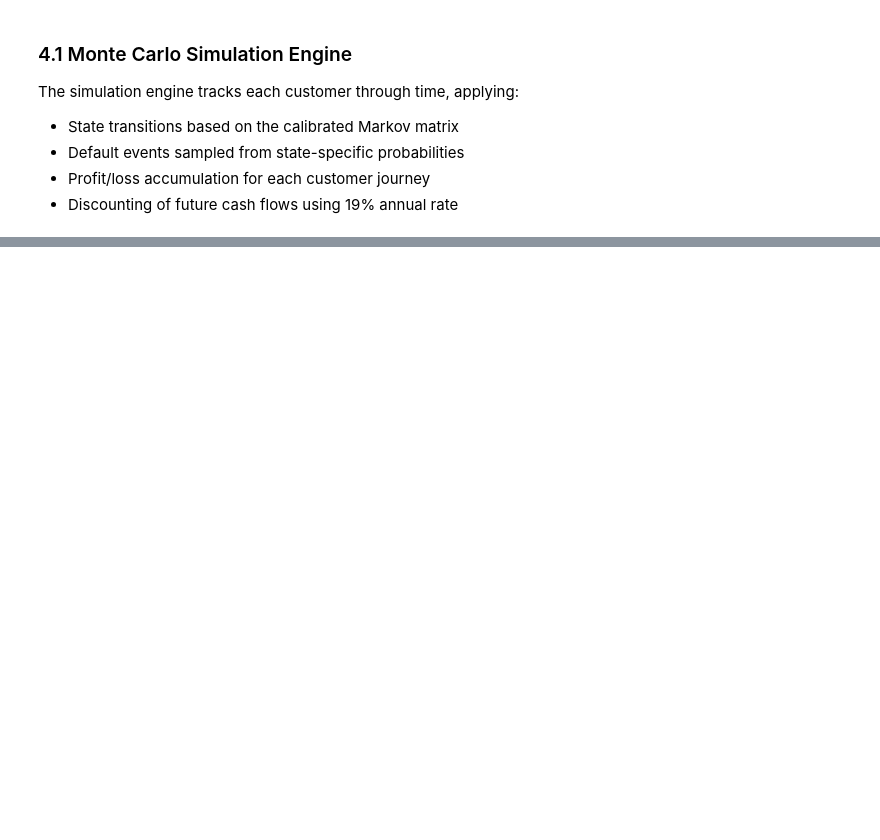
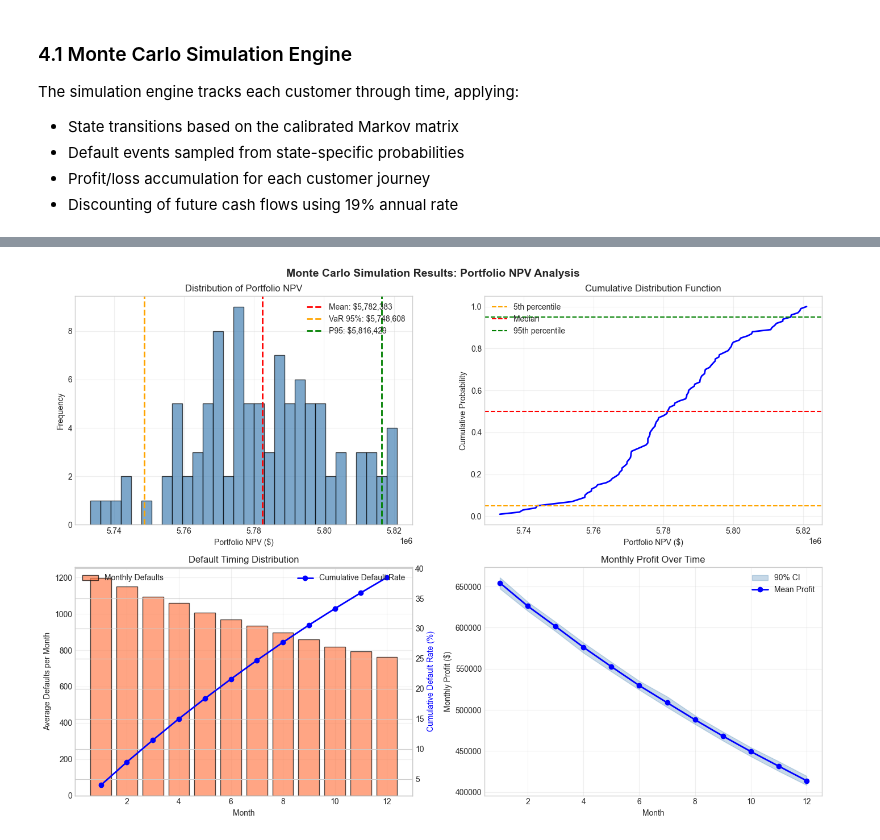
Before and after one commit to ashsweet/Loan_Limit_optimization, a Jupyter notebook: loan_limit_optimization.ipynb, the cells around one changed output, grey strips where cells are left out. Saved outputs shown, nothing was run; the diff lists cells and outputs as text; code cells hidden in the pictures; blank space fills up the shorter version.

Commit message:
module 4 completed

```diff
--- a/loan_limit_optimization.ipynb
+++ b/loan_limit_optimization.ipynb
@@ -3785,7 +3809,10 @@ class LoanLifecycleSimulator:
         self.n_states = transition_matrix.shape[0]
         self.profit_per_increase = profit_per_increase
         self.annual_discount_rate = annual_discount_rate
-        self.monthly_discount_rate = annual_discount_rate / 12
+        # Convert annual rate to monthly using compound formula
+        # Formula: (1 + annual_rate)^(1/12) - 1
+        # This ensures that compounding monthly gives the same result as annual
+        self.monthly_discount_rate = (1 + annual_discount_rate) ** (1/12) - 1
 
         # Extract default probabilities from extended matrix
         self.monthly_default_probs = extended_matrix[:self.n_states, self.n_states]
@@ -3819,7 +3846,6 @@ class LoanLifecycleSimulator:
         if random_state is None:
             random_state = np.random.RandomState()
 
-        # Initialize tracking arrays
         states = np.zeros(n_periods + 1, dtype=int)
         states[0] = initial_state
         defaulted = False
@@ -3999,0 +4133,90 @@ for i, prob in enumerate(simulator.monthly_default_probs):
+# %%
+def visualize_npv_distribution(results: dict, n_simulations: int) -> None:
+    """
+    Visualize the NPV distribution from Monte Carlo simulation.
+
+    Parameters:
+    -----------
+    results : dict
+        Simulation results from simulator.simulate_portfolio()
+    n_simulations : int
+        Number of simulations run
+    """
+    fig, axes = plt.subplots(2, 2, figsize=(14, 10))
+    fig.suptitle('Monte Carlo Simulation Results: Portfolio NPV Analysis',
+                 fontsize=14, fontweight='bold')
+
+    portfolio_npv = results['portfolio_npv']
+    stats = results['statistics']
+
+    # 1. NPV Distribution Histogram
+    ax = axes[0, 0]
+    ax.hist(portfolio_npv, bins=30, edgecolor='black', alpha=0.7, color='steelblue')
+    ax.axvline(stats['mean_portfolio_npv'], color='red', linestyle='--',
+               linewidth=2, label=f'Mean: ${stats["mean_portfolio_npv"]:,.0f}')
+    ax.axvline(stats['p5_npv'], color='orange', linestyle='--',
+               linewidth=2, label=f'VaR 95%: ${stats["p5_npv"]:,.0f}')
+    ax.axvline(stats['p95_npv'], color='green', linestyle='--',
+               linewidth=2, label=f'P95: ${stats["p95_npv"]:,.0f}')
+    ax.set_xlabel('Portfolio NPV ($)')
+    ax.set_ylabel('Frequency')
+    ax.set_title('Distribution of Portfolio NPV')
+    ax.legend()
+    ax.grid(True, alpha=0.3)
+
+    # 2. Cumulative Distribution
+    ax = axes[0, 1]
+    sorted_npv = np.sort(portfolio_npv)
+    cumulative = np.arange(1, len(sorted_npv) + 1) / len(sorted_npv)
+    ax.plot(sorted_npv, cumulative, 'b-', linewidth=2)
+    ax.axhline(0.05, color='orange', linestyle='--', label='5th percentile')
+    ax.axhline(0.50, color='red', linestyle='--', label='Median')
+    ax.axhline(0.95, color='green', linestyle='--', label='95th percentile')
+    ax.set_xlabel('Portfolio NPV ($)')
+    ax.set_ylabel('Cumulative Probability')
+    ax.set_title('Cumulative Distribution Function')
+    ax.legend()
+    ax.grid(True, alpha=0.3)
+
+    # 3. Default counts over time
+    ax = axes[1, 0]
+    mean_defaults = stats['mean_default_per_period']
+    cumulative_defaults = stats['cumulative_default_rate'] * 100
+    months = np.arange(1, len(mean_defaults) + 1)
+
+    ax.bar(months, mean_defaults, color='coral', edgecolor='black', alpha=0.7, label='Monthly Defaults')
+    ax2 = ax.twinx()
+    ax2.plot(months, cumulative_defaults, 'b-o', linewidth=2, label='Cumulative Default Rate')
+    ax2.set_ylabel('Cumulative Default Rate (%)', color='blue')
+    ax.set_xlabel('Month')
+    ax.set_ylabel('Average Defaults per Month')
+    ax.set_title('Default Timing Distribution')
+    ax.legend(loc='upper left')
+    ax2.legend(loc='upper right')
+    ax.grid(True, alpha=0.3)
+
+    # 4. Profit by period
+    ax = axes[1, 1]
+    profit_by_period = results['profit_by_period']
+    mean_profit = profit_by_period.mean(axis=0)
+    p5_profit = np.percentile(profit_by_period, 5, axis=0)
+    p95_profit = np.percentile(profit_by_period, 95, axis=0)
+
+    ax.fill_between(months, p5_profit, p95_profit, alpha=0.3, color='steelblue', label='90% CI')
+    ax.plot(months, mean_profit, 'b-o', linewidth=2, label='Mean Profit')
+    ax.set_xlabel('Month')
+    ax.set_ylabel('Monthly Profit ($)')
+    ax.set_title('Monthly Profit Over Time')
+    ax.legend()
+    ax.grid(True, alpha=0.3)
+
+    plt.tight_layout()
+    plt.savefig(MODULE4_OUTPUT / 'npv_distribution.png', dpi=150, bbox_inches='tight')
+    plt.show()
+
+    logger.info('NPV distribution visualization saved')
+
+
+visualize_npv_distribution(simulation_results, N_SIMULATIONS)
+# %% [output]
+[figure, added]
```
Also changed, not shown: parts of 16 cells of this notebook, 11 other files.
